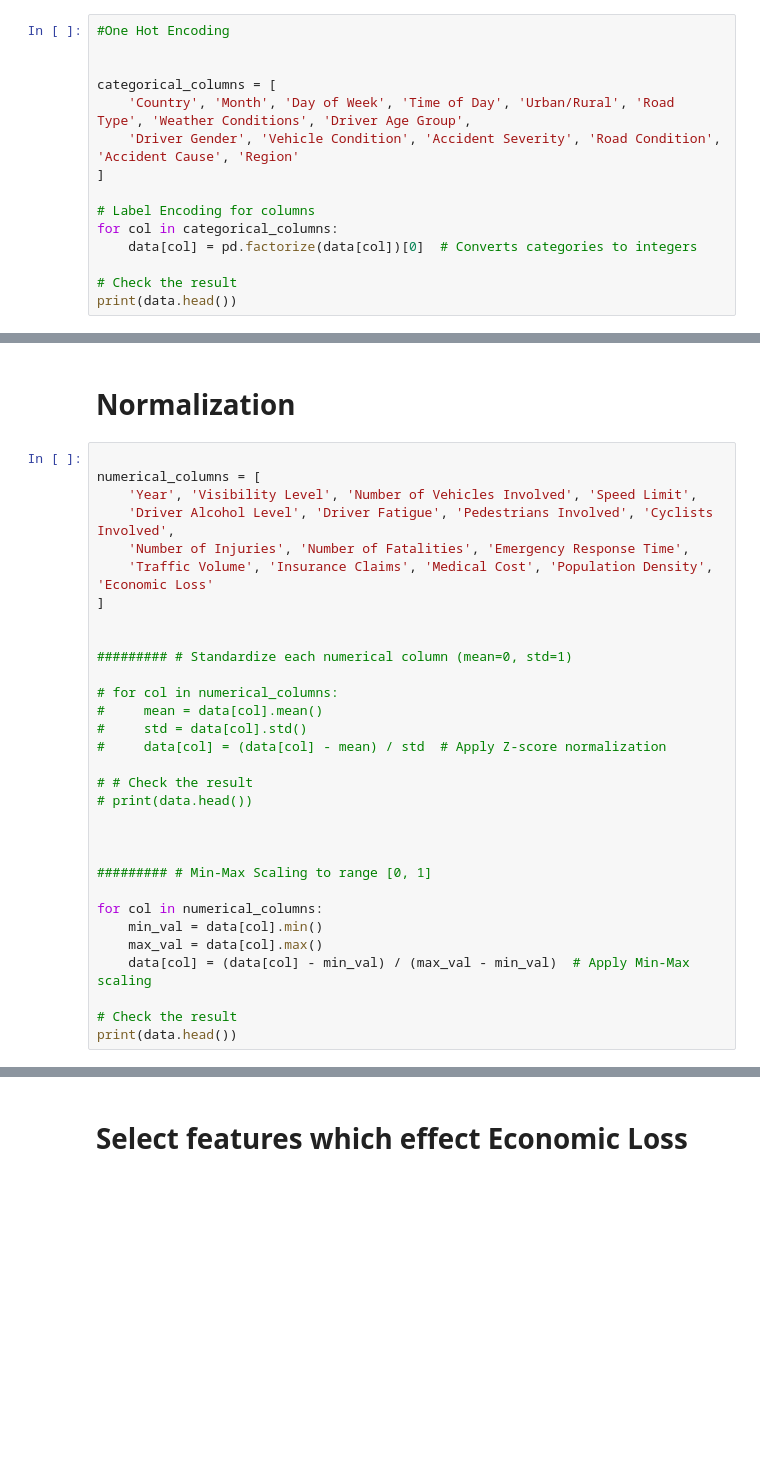
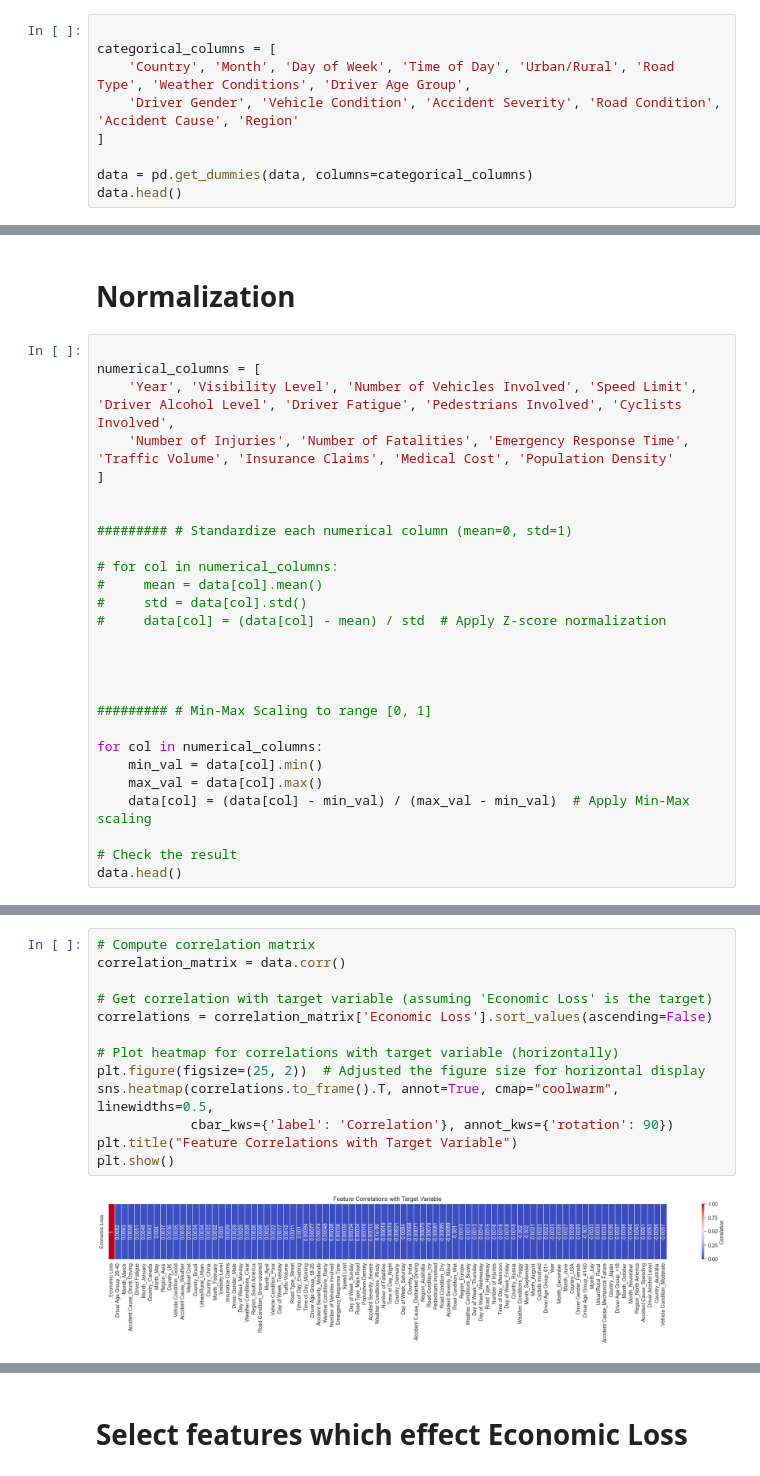
Before and after one commit to muhammadsaadx/Linear-Regression-from-Scratch, a Jupyter notebook: LinearRegression.ipynb, the cells around one changed output, grey strips where cells are left out. Cells and saved outputs as stored; diff of their text form; blank space fills up the shorter version.

```diff
--- a/LinearRegression.ipynb
+++ b/LinearRegression.ipynb
@@ -60,18 +37,12 @@ data = data.dropna()
 # %% [markdown]
 # One Hot Encoding
 # %%
-#One Hot Encoding
-
 
 categorical_columns = [
     'Country', 'Month', 'Day of Week', 'Time of Day', 'Urban/Rural', 'Road Type', 'Weather Conditions', 'Driver Age Group',
     'Driver Gender', 'Vehicle Condition', 'Accident Severity', 'Road Condition', 'Accident Cause', 'Region'
 ]
 
-# Label Encoding for columns
-for col in categorical_columns:
-    data[col] = pd.factorize(data[col])[0]  # Converts categories to integers
-
-# Check the result
-print(data.head())
+data = pd.get_dummies(data, columns=categorical_columns)
+data.head()
 # %% [output]
@@ -86,10 +57,8 @@ print(data.head())
 # %%
 
 numerical_columns = [
-    'Year', 'Visibility Level', 'Number of Vehicles Involved', 'Speed Limit',
-    'Driver Alcohol Level', 'Driver Fatigue', 'Pedestrians Involved', 'Cyclists Involved',
-    'Number of Injuries', 'Number of Fatalities', 'Emergency Response Time',
-    'Traffic Volume', 'Insurance Claims', 'Medical Cost', 'Population Density', 'Economic Loss'
+    'Year', 'Visibility Level', 'Number of Vehicles Involved', 'Speed Limit', 'Driver Alcohol Level', 'Driver Fatigue', 'Pedestrians Involved', 'Cyclists Involved',
+    'Number of Injuries', 'Number of Fatalities', 'Emergency Response Time', 'Traffic Volume', 'Insurance Claims', 'Medical Cost', 'Population Density'
 ]
 
 
@@ -100,8 +69,6 @@ numerical_columns = [
 #     std = data[col].std()
 #     data[col] = (data[col] - mean) / std  # Apply Z-score normalization
 
-# # Check the result
-# print(data.head())
 
 
 
@@ -113,5 +80,5 @@ for col in numerical_columns:
     data[col] = (data[col] - min_val) / (max_val - min_val)  # Apply Min-Max scaling
 
 # Check the result
-print(data.head())
+data.head()
 # %% [output]
@@ -123,0 +107,15 @@ print(data.head())
+# %%
+# Compute correlation matrix
+correlation_matrix = data.corr()
+
+# Get correlation with target variable (assuming 'Economic Loss' is the target)
+correlations = correlation_matrix['Economic Loss'].sort_values(ascending=False)
+
+# Plot heatmap for correlations with target variable (horizontally)
+plt.figure(figsize=(25, 2))  # Adjusted the figure size for horizontal display
+sns.heatmap(correlations.to_frame().T, annot=True, cmap="coolwarm", linewidths=0.5,
+            cbar_kws={'label': 'Correlation'}, annot_kws={'rotation': 90})
+plt.title("Feature Correlations with Target Variable")
+plt.show()
+# %% [output]
+[figure, added]
```
Also changed, not shown: parts of 26 cells of this notebook.
